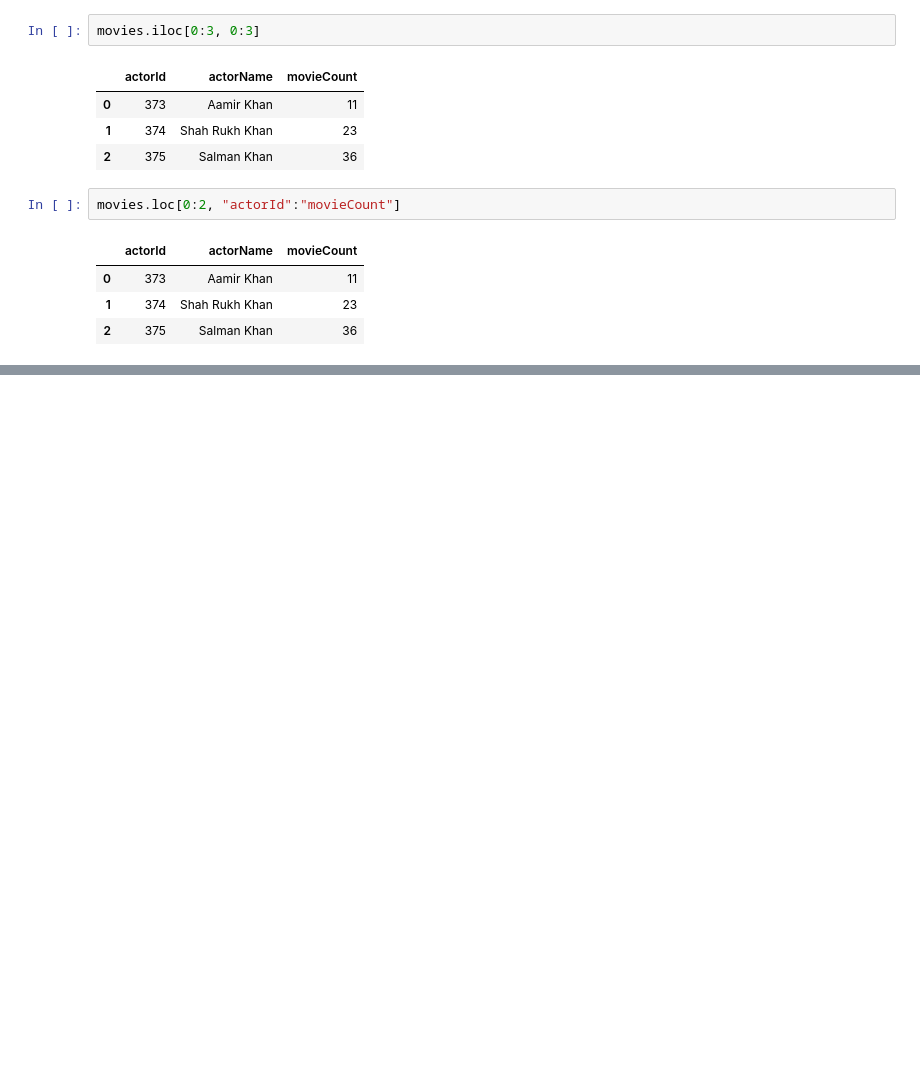
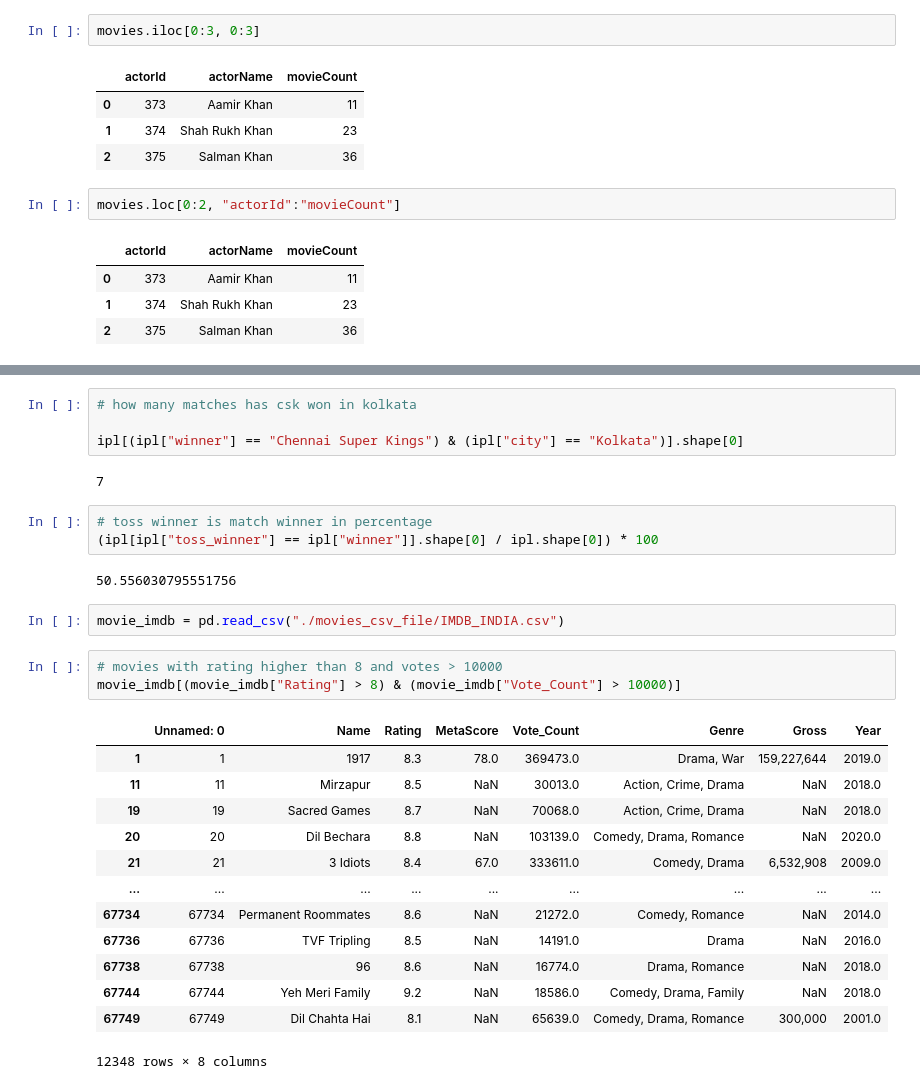
Before and after one commit to anikdas10/pandas, a Jupyter notebook: pandas_dataFrame.ipynb, the cells around one changed output, grey strips where cells are left out. Cells and saved outputs as stored; diff of their text form; blank space fills up the shorter version.

```diff
--- a/pandas_dataFrame.ipynb
+++ b/pandas_dataFrame.ipynb
@@ -395,0 +417,30 @@ movies.loc[0:2, "actorId":"movieCount"]
+# %%
+# how many matches has csk won in kolkata
+
+ipl[(ipl["winner"] == "Chennai Super Kings") & (ipl["city"] == "Kolkata")].shape[0]
+# %% [output]
+7
+# %%
+# toss winner is match winner in percentage
+(ipl[ipl["toss_winner"] == ipl["winner"]].shape[0] / ipl.shape[0]) * 100
+# %% [output]
+50.556030795551756
+# %%
+movie_imdb = pd.read_csv("./movies_csv_file/IMDB_INDIA.csv")
+# %%
+# movies with rating higher than 8 and votes > 10000
+movie_imdb[(movie_imdb["Rating"] > 8) & (movie_imdb["Vote_Count"] > 10000)]
+# %% [output]
+|  | Unnamed: 0 | Name | Rating | MetaScore | Vote_Count | Genre | Gross | Year |
+| 1 | 1 | 1917 | 8.3 | 78.0 | 369473.0 | Drama, War | 159,227,644 | 2019.0 |
+| 11 | 11 | Mirzapur | 8.5 | NaN | 30013.0 | Action, Crime, Drama | NaN | 2018.0 |
+| 19 | 19 | Sacred Games | 8.7 | NaN | 70068.0 | Action, Crime, Drama | NaN | 2018.0 |
+| 20 | 20 | Dil Bechara | 8.8 | NaN | 103139.0 | Comedy, Drama, Romance | NaN | 2020.0 |
+| 21 | 21 | 3 Idiots | 8.4 | 67.0 | 333611.0 | Comedy, Drama | 6,532,908 | 2009.0 |
+| ... | ... | ... | ... | ... | ... | ... | ... | ... |
+| 67734 | 67734 | Permanent Roommates | 8.6 | NaN | 21272.0 | Comedy, Romance | NaN | 2014.0 |
+| 67736 | 67736 | TVF Tripling | 8.5 | NaN | 14191.0 | Drama | NaN | 2016.0 |
+| 67738 | 67738 | 96 | 8.6 | NaN | 16774.0 | Drama, Romance | NaN | 2018.0 |
+| 67744 | 67744 | Yeh Meri Family | 9.2 | NaN | 18586.0 | Comedy, Drama, Family | NaN | 2018.0 |
+| 67749 | 67749 | Dil Chahta Hai | 8.1 | NaN | 65639.0 | Comedy, Drama, Romance | 300,000 | 2001.0 |
+12348 rows × 8 columns
```
Also changed, not shown: parts of 11 cells of this notebook, 5 other files.
